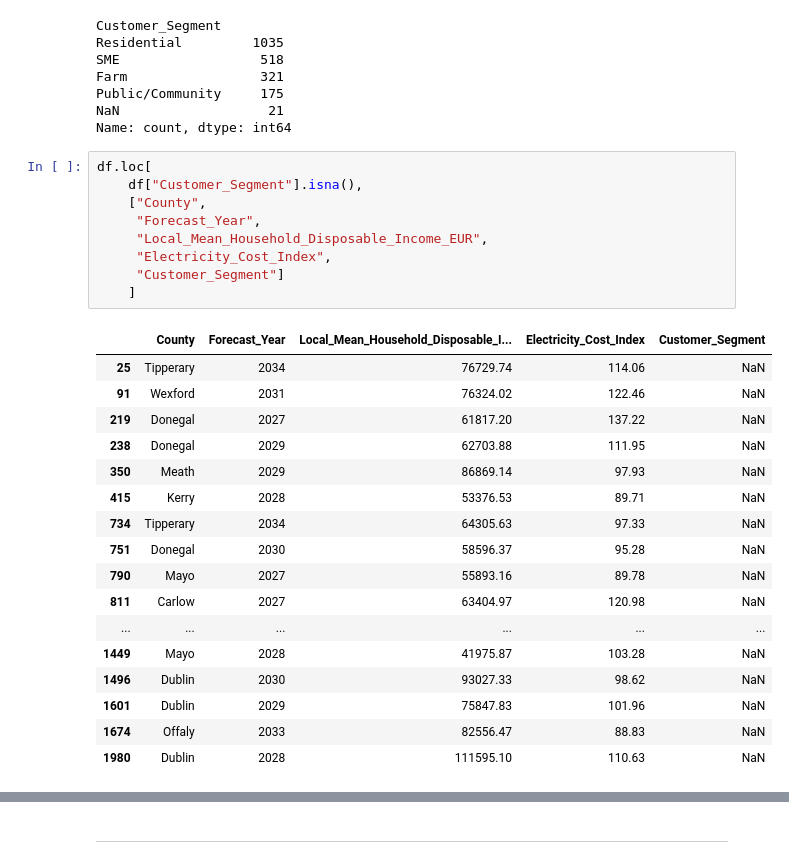
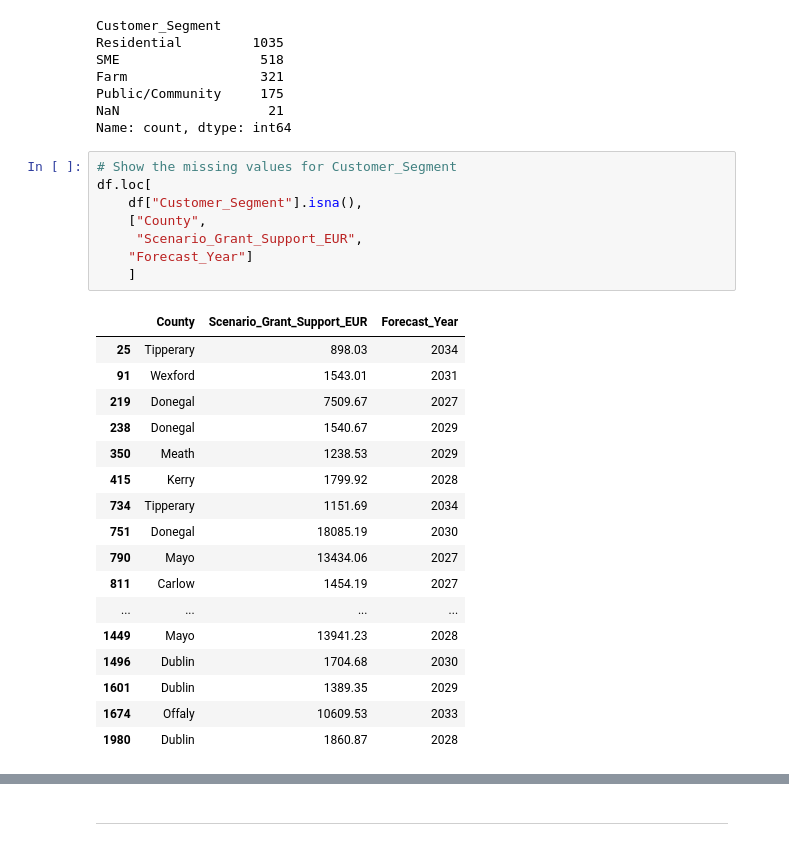
Before and after one commit to sba26096-CiaranLynch/IntegratedCA2, a Jupyter notebook: Integrated_CA_2.ipynb, the cells around one changed output, grey strips where cells are left out. Cells and saved outputs as stored; diff of their text form.

```diff
--- a/Integrated_CA_2.ipynb
+++ b/Integrated_CA_2.ipynb
@@ -410,29 +410,28 @@ Public/Community     175
 NaN                   21
 Name: count, dtype: int64
 # %%
+# Show the missing values for Customer_Segment
 df.loc[
     df["Customer_Segment"].isna(),
     ["County",
-     "Forecast_Year",
-     "Local_Mean_Household_Disposable_Income_EUR",
-     "Electricity_Cost_Index",
-     "Customer_Segment"]
+     "Scenario_Grant_Support_EUR",
+    "Forecast_Year"]
     ]
 # %% [output]
-|  | County | Forecast_Year | Local_Mean_Household_Disposable_I... | Electricity_Cost_Index | Customer_Segment |
-| 25 | Tipperary | 2034 | 76729.74 | 114.06 | NaN |
-| 91 | Wexford | 2031 | 76324.02 | 122.46 | NaN |
-| 219 | Donegal | 2027 | 61817.20 | 137.22 | NaN |
-| 238 | Donegal | 2029 | 62703.88 | 111.95 | NaN |
-| 350 | Meath | 2029 | 86869.14 | 97.93 | NaN |
-| 415 | Kerry | 2028 | 53376.53 | 89.71 | NaN |
-| 734 | Tipperary | 2034 | 64305.63 | 97.33 | NaN |
-| 751 | Donegal | 2030 | 58596.37 | 95.28 | NaN |
-| 790 | Mayo | 2027 | 55893.16 | 89.78 | NaN |
-| 811 | Carlow | 2027 | 63404.97 | 120.98 | NaN |
-| ... | ... | ... | ... | ... | ... |
-| 1449 | Mayo | 2028 | 41975.87 | 103.28 | NaN |
-| 1496 | Dublin | 2030 | 93027.33 | 98.62 | NaN |
-| 1601 | Dublin | 2029 | 75847.83 | 101.96 | NaN |
-| 1674 | Offaly | 2033 | 82556.47 | 88.83 | NaN |
-| 1980 | Dublin | 2028 | 111595.10 | 110.63 | NaN |
+|  | County | Scenario_Grant_Support_EUR | Forecast_Year |
+| 25 | Tipperary | 898.03 | 2034 |
+| 91 | Wexford | 1543.01 | 2031 |
+| 219 | Donegal | 7509.67 | 2027 |
+| 238 | Donegal | 1540.67 | 2029 |
+| 350 | Meath | 1238.53 | 2029 |
+| 415 | Kerry | 1799.92 | 2028 |
+| 734 | Tipperary | 1151.69 | 2034 |
+| 751 | Donegal | 18085.19 | 2030 |
+| 790 | Mayo | 13434.06 | 2027 |
+| 811 | Carlow | 1454.19 | 2027 |
+| ... | ... | ... | ... |
+| 1449 | Mayo | 13941.23 | 2028 |
+| 1496 | Dublin | 1704.68 | 2030 |
+| 1601 | Dublin | 1389.35 | 2029 |
+| 1674 | Offaly | 10609.53 | 2033 |
+| 1980 | Dublin | 1860.87 | 2028 |
```
Also changed, not shown: parts of 42 cells of this notebook.
